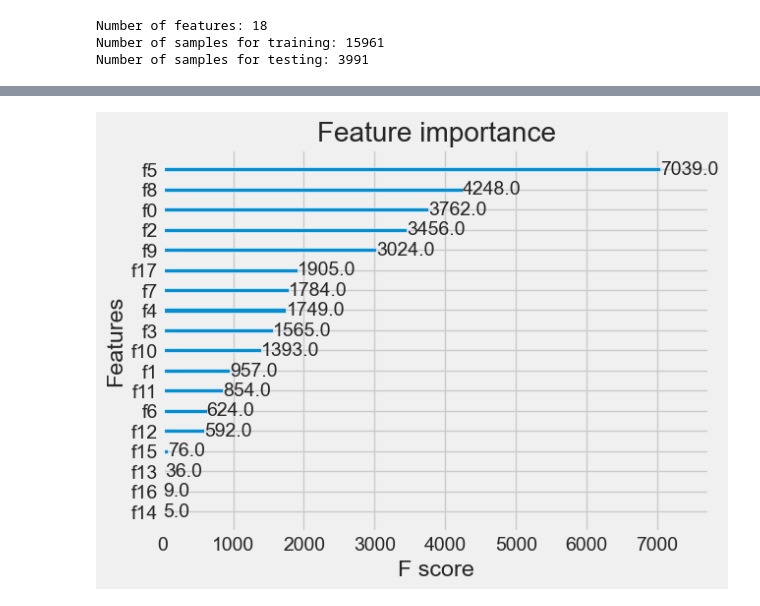
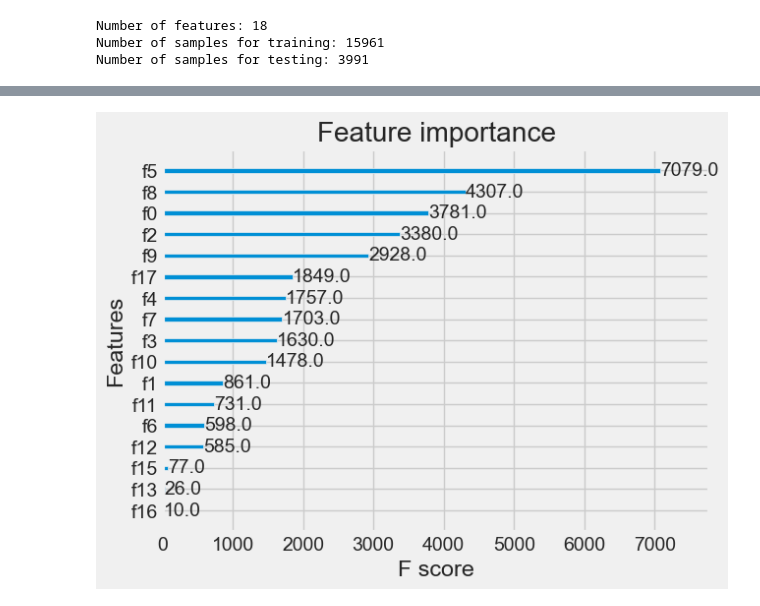
Before and after one commit to GaryGky/CS5228, a Jupyter notebook: Project/task-1-regression/regression.ipynb, the cells around one changed output, grey strips where cells are left out. Drawn from its saved outputs; the diff is of its cells as text; code cells hidden in the pictures.

```diff
--- a/Project/task-1-regression/regression.ipynb
+++ b/Project/task-1-regression/regression.ipynb
@@ -104,15 +105,15 @@ X, y = df_X.to_numpy(), df_y.to_numpy()
 y = y.ravel().astype(int)
 
 # Split dataset in training and test data (20% test data)
-X_train, X_test, y_train, y_test = train_test_split(X, y, test_size=0.2, random_state=0)
+X_train, X_val, y_train, y_val = train_test_split(X, y, test_size=0.2, random_state=0)
 y_train = y_train
 # Normalize data using the sciki-learn StandardScaler
 scaler = preprocessing.StandardScaler().fit(X_train)
-X_train, X_test = scaler.transform(X_train), scaler.transform(X_test)
+X_train, X_val = scaler.transform(X_train), scaler.transform(X_val)
 
 print('Number of features: {}'.format(X_train.shape[1]))
 print('Number of samples for training: {}'.format(X_train.shape[0]))
-print('Number of samples for testing: {}'.format(X_test.shape[0]))
+print('Number of samples for testing: {}'.format(X_val.shape[0]))
 # %% [output]
 Number of features: 18
 Number of samples for training: 15961
@@ -123,4 +124,5 @@ randomForestRegressor = RandomForestRegressor().fit(X_train, y_train)
 decisionTreeRegressor = DecisionTreeRegressor().fit(X_train, y_train)
 adaBoostRegressor = AdaBoostRegressor().fit(X_train, y_train)
 gdbtRegressor = GradientBoostingRegressor().fit(X_train, y_train)
+catBoostRegressor = CatBoostRegressor().fit(X_train, y_train)
 # %% [output]
@@ -133,13 +150,13 @@ print('Root Mean Squared Errors for all regressors')
 print('============================')
 rlist = []
 
-for rgs in [decisionTreeRegressor, randomForestRegressor, gdbtRegressor]:
+for rgs in [decisionTreeRegressor, randomForestRegressor, gdbtRegressor, catBoostRegressor]:
     try:
         # Predict for test samples
-        y_pred = rgs.predict(X_test)
+        y_pred = rgs.predict(X_val)
         # Calculate the root mean squared error and mean absolute error
-        rmse = np.sqrt(mean_squared_error(y_test, y_pred))
-        mae = mean_absolute_error(y_test, y_pred)
+        rmse = np.sqrt(mean_squared_error(y_val, y_pred))
+        mae = mean_absolute_error(y_val, y_pred)
         rlist.append(rmse)
     except Exception as e:
         print(e)
@@ -177,5 +195,5 @@ predictions = lgbm.predict(val_X)
 
 rmse = np.sqrt(mean_squared_error(predictions, val_y))
 print("Root Mean Squared Error : " + str(rmse))
-#rlist.append(rmse)
+rlist.append(rmse)
 # %% [output]
@@ -185,23 +203,19 @@ Wall time: 1.44 s
 # %%
 %%time
 
 X, y = df_X.to_numpy(), df_y.to_numpy()
 y = y.ravel().astype(int)
 
-# XGBoost
-X1_train, X1_test, y1_train, y1_test = train_test_split(X, y, test_size=0.2, random_state=0)
-y1_train = y1_train
+xgb = XGBRegressor(learning_rate=0.05, n_estimators=1000,  objective='reg:gamma')
+xgb.fit(X_train, y_train)
 
-xgb = XGBRegressor(learning_rate=0.05, n_estimators=1000,  objective='reg:gamma')
-xgb.fit(X1_train, y1_train)
-
-y1_pred = xgb.predict(X1_test)
+pred = xgb.predict(X_val)
 
 plot_importance(xgb)
 plt.show()
 
-rmse = np.sqrt(mean_squared_error(y1_pred, y1_test))
+rmse = np.sqrt(mean_squared_error(pred, val_y))
 print("Root Mean Squared Error : " + str(rmse))
-#rlist.append(rmse)
+rlist.append(rmse)
 # %% [output]
-[figure, old version]
+[figure, new version]
```
Also changed, not shown: parts of 15 cells of this notebook, 16 other files.
